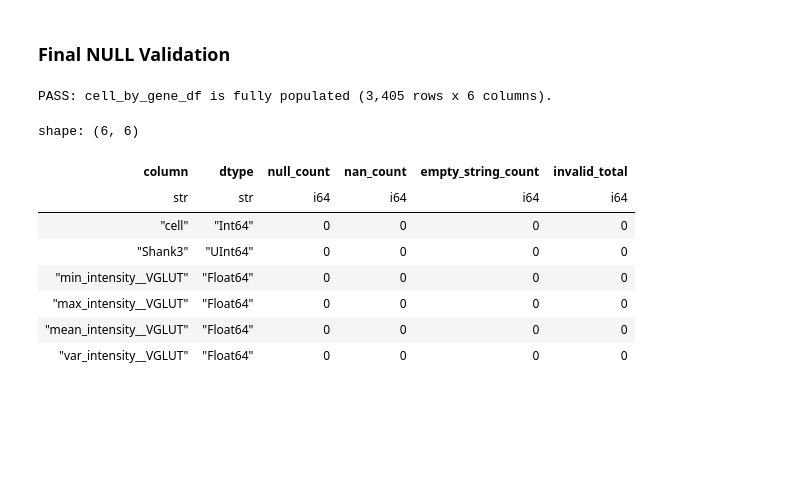
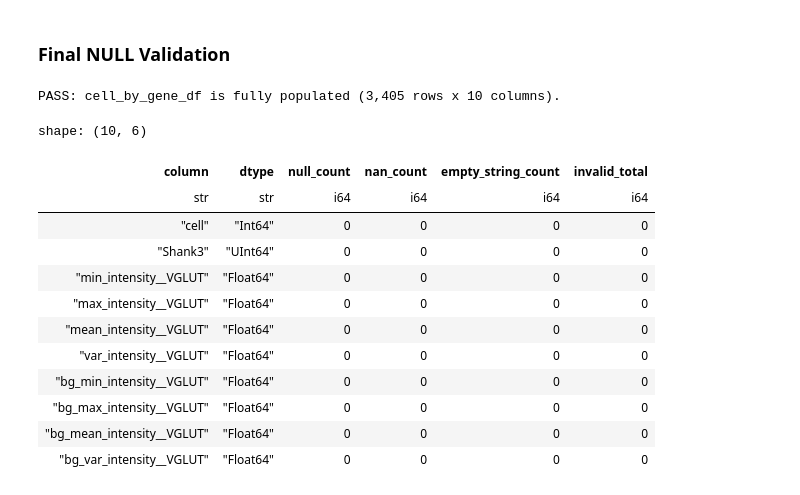
Before and after one commit to codynhanpham/RNAScopePreprocessing, a Jupyter notebook: notebooks/imapose2vizgen/_template_scratch_imapose2vizgen.ipynb, the cells around one changed output. Saved outputs shown, nothing was run; the diff lists cells and outputs as text; code cells hidden in the pictures; blank space fills up the shorter version.

Commit message:
implement background intensity extraction for histology channels

```diff
--- a/notebooks/imapose2vizgen/_template_scratch_imapose2vizgen.ipynb
+++ b/notebooks/imapose2vizgen/_template_scratch_imapose2vizgen.ipynb
@@ -85,7 +113,13 @@ HISTOLOGY_CHANNELS: typing.List[HistologyChannelInfo] = [
 		ChannelInfo=CziChannelInfo(
 			ExcitationWavelength=488.0,
 		),
-        Stats=[IntensityStat.MIN, IntensityStat.MAX, IntensityStat.MEAN, IntensityStat.VAR]
+        Stats=[IntensityStat.MIN, IntensityStat.MAX, IntensityStat.MEAN, IntensityStat.VAR],
+        Background=BackgroundExtraction(
+			MaskExpansionMicrons=7.5, # donut thickness in microns, collected beyond the gap
+			MaskGapMicrons=1.0, # gap in microns between the cell mask and the donut start; None -> 0.0 (no gap)
+			OverlapMode="inclusion", # required: "inclusion" (precise, per-cell dilation) or "exclusion" (fast, nearest-cell only)
+			BackgroundStats=[IntensityStat.MIN, IntensityStat.MAX, IntensityStat.MEAN, IntensityStat.VAR],
+		),
 	),
 	# Add more as needed, e.g.
 	# HistologyChannelInfo(
@@ -93,7 +127,13 @@ HISTOLOGY_CHANNELS: typing.List[HistologyChannelInfo] = [
 	# 	ChannelInfo=CziChannelInfo(
 	# 		ExcitationWavelength=405.0,
 	# 	),
-	# 	Stats=[IntensityStat.MIN, IntensityStat.MAX, IntensityStat.MEAN, IntensityStat.VAR]
+	# 	Stats=[IntensityStat.MIN, IntensityStat.MAX, IntensityStat.MEAN, IntensityStat.VAR],
+	# 	Background=BackgroundExtraction(
+	# 		MaskExpansionMicrons=7.5,
+	# 		MaskGapMicrons=1.0,
+	# 		OverlapMode="inclusion",
+	# 		BackgroundStats=[IntensityStat.MIN, IntensityStat.MAX, IntensityStat.MEAN, IntensityStat.VAR],
+	# 	),
 	# ),
 ]
 
@@ -835,7 +919,9 @@ Saved to: D:\JOBS\WashU_Neuroscience\RNAScope\RNAScope_DATA\TEST_ACxDev1_CBA-CAJ
 # %% [markdown]
 ## Processing Imaris's puncta `csv`
 # %%
-if not HAS_SPOTS:
+# Check SPOT_CSV directly (not the HAS_SPOTS flag) so Pylance narrows it
+# to str for the scan_csv calls in this branch.
+if SPOT_CSV is None:
 	print("SPOT_CSV is None; skipping Imaris puncta CSV processing.")
 	axes_colnames = {}
 else:
@@ -1930,12 +2465,15 @@ shape: (3_405, 6)
 # %% [markdown]
 ### Final NULL Validation
 # %%
-# Validate that cell_by_gene_df has no empty/null/NaN values
+# Validate that cell_by_gene_df has no empty/null/NaN values.
+# Background columns (bg_*) are allowed to contain nulls: a cell fully enclosed
+# by neighbours has no background donut pixels, so its bg stats are legitimately
+# null. Those are reported as warnings; any other invalid value still FAILs.
 if "cell_by_gene_df" not in globals():
 	raise NameError("cell_by_gene_df is not defined. Run the cell_by_gene export cell first.")
 
 checks: list[dict[str, int | str]] = []
-invalid_exprs = []
+invalid_exprs: list[pl.Expr] = []
 
 for col, dtype in zip(cell_by_gene_df.columns, cell_by_gene_df.dtypes):
 	null_count = int(cell_by_gene_df.select(pl.col(col).is_null().sum()).item())
@@ -1964,38 +2502,56 @@ for col, dtype in zip(cell_by_gene_df.columns, cell_by_gene_df.dtypes):
 		expr = expr | pl.col(col).is_nan()
 	if dtype == pl.String:
 		expr = expr | pl.col(col).str.strip_chars().eq("")
-	invalid_exprs.append(expr)
+
+	if col.startswith("bg_"):
+		# bg columns: nulls are expected (no donut pixels); NaN/empty would be a real problem.
+		invalid_exprs.append(expr & (pl.col(col).is_nan() if dtype in (pl.Float32, pl.Float64) else pl.lit(False)))
+	else:
+		invalid_exprs.append(expr)
 
 validation_df = pl.DataFrame(checks)
 problem_cols = validation_df.filter(pl.col("invalid_total") > 0)
+bg_warning_cols = validation_df.filter(
+	(pl.col("column").str.starts_with("bg_")) & (pl.col("null_count") > 0)
+)
 
 rows_with_invalid = (
 	cell_by_gene_df
 	.with_row_index("row_idx")
 	.filter(pl.any_horizontal(invalid_exprs))
 )
 
+n_bg_warnings = int(bg_warning_cols.height)
 if problem_cols.height == 0 and rows_with_invalid.height == 0:
-	print(
+	msg = (
 		f"PASS: cell_by_gene_df is fully populated "
 		f"({cell_by_gene_df.height:,} rows x {cell_by_gene_df.width} columns)."
 	)
+	if n_bg_warnings > 0:
+		msg += f" PASS with {n_bg_warnings} bg warning(s): null bg stats for cells with no background donut."
+	print(msg)
+	for row in bg_warning_cols.iter_rows(named=True):
+		print(f"  [bg warning] {row['column']}: {row['null_count']:,} cells with null bg stats")
 else:
 	print("FAIL: Found invalid values (null/NaN/empty string).")
 	print("\nColumns with invalid values:")
 	display(problem_cols)
 	print("\nSample rows containing invalid values (first 20):")
 	display(rows_with_invalid.head(20))
 
 validation_df.sort("invalid_total", descending=True)
 # %% [output]
-PASS: cell_by_gene_df is fully populated (3,405 rows x 6 columns).
+PASS: cell_by_gene_df is fully populated (3,405 rows x 10 columns).
-shape: (6, 6)
+shape: (10, 6)
 | column | dtype | null_count | nan_count | empty_string_count | invalid_total |
 | str | str | i64 | i64 | i64 | i64 |
 | "cell" | "Int64" | 0 | 0 | 0 | 0 |
 | "Shank3" | "UInt64" | 0 | 0 | 0 | 0 |
 | "min_intensity__VGLUT" | "Float64" | 0 | 0 | 0 | 0 |
 | "max_intensity__VGLUT" | "Float64" | 0 | 0 | 0 | 0 |
 | "mean_intensity__VGLUT" | "Float64" | 0 | 0 | 0 | 0 |
 | "var_intensity__VGLUT" | "Float64" | 0 | 0 | 0 | 0 |
+| "bg_min_intensity__VGLUT" | "Float64" | 0 | 0 | 0 | 0 |
+| "bg_max_intensity__VGLUT" | "Float64" | 0 | 0 | 0 | 0 |
+| "bg_mean_intensity__VGLUT" | "Float64" | 0 | 0 | 0 | 0 |
+| "bg_var_intensity__VGLUT" | "Float64" | 0 | 0 | 0 | 0 |
```
Also changed, not shown: parts of 7 cells of this notebook, 1 other file.
